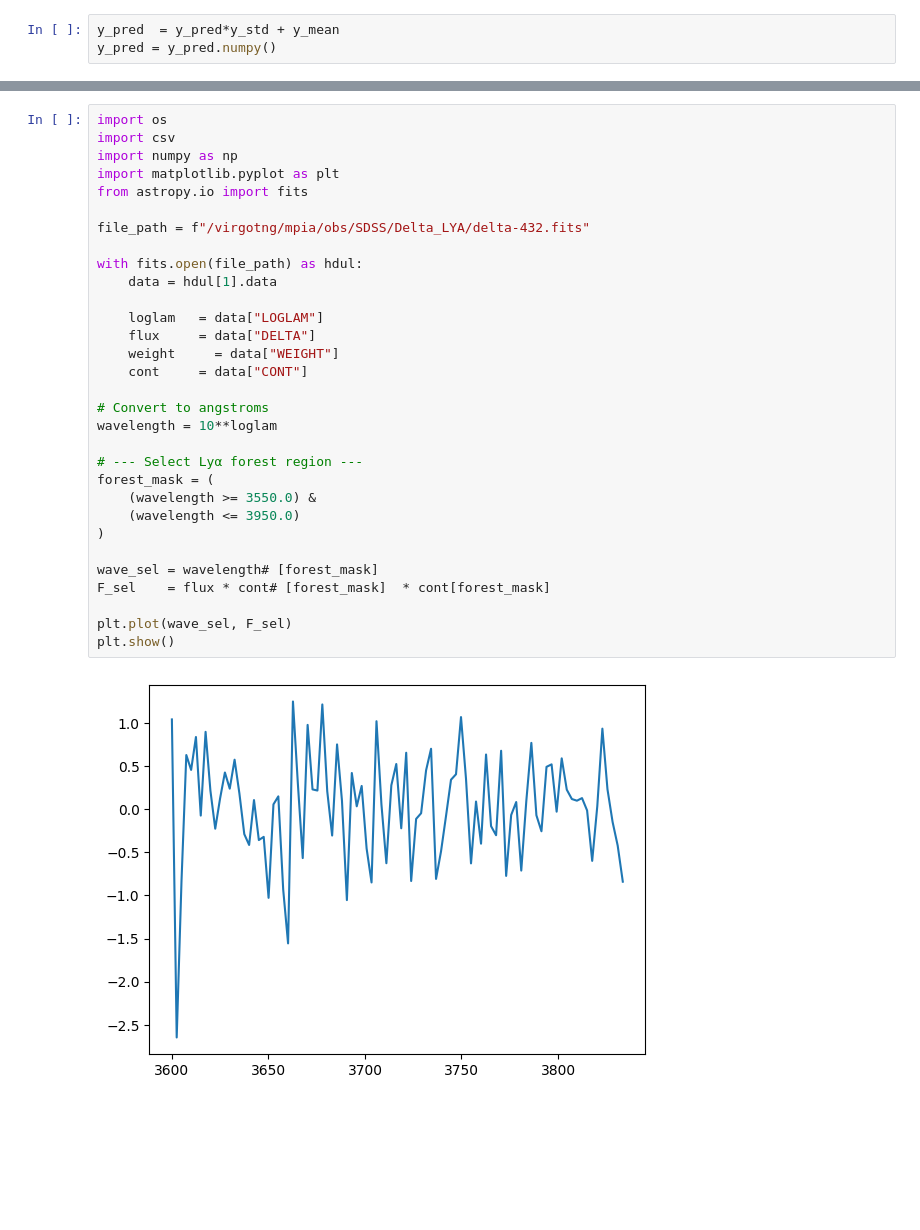
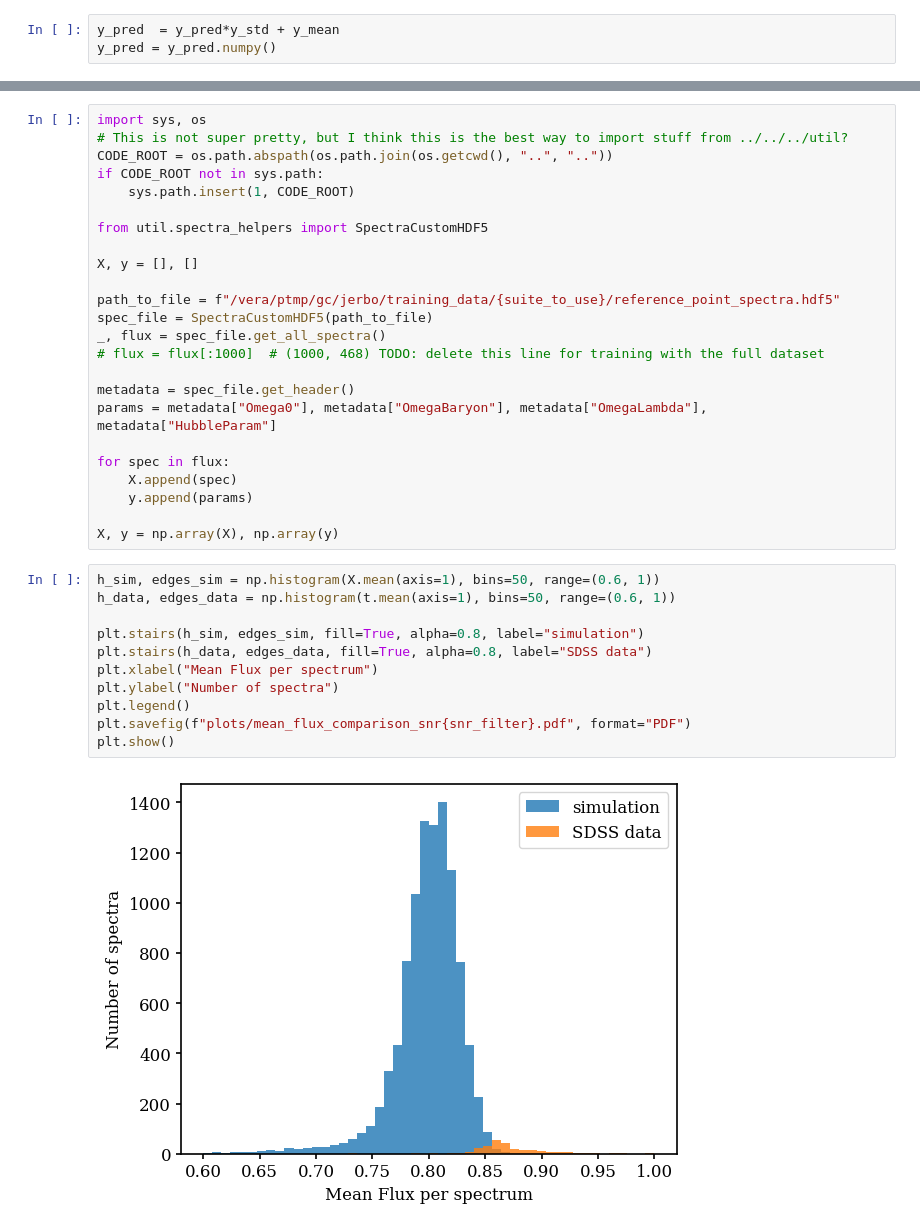
Before and after one commit to j-boucsein/CLIMB-Project, a Jupyter notebook: code/Machine_Learning/Transformer_testing/finished_spectra_plots.ipynb, the cells around one changed output, grey strips where cells are left out. Drawn from its saved outputs; the diff is of its cells as text; blank space fills up the shorter version.

```diff
--- a/code/Machine_Learning/Transformer_testing/finished_spectra_plots.ipynb
+++ b/code/Machine_Learning/Transformer_testing/finished_spectra_plots.ipynb
@@ -470,33 +477,37 @@ plt.show()
-# %%
-import os
-import csv
-import numpy as np
-import matplotlib.pyplot as plt
-from astropy.io import fits
-
-file_path = f"/virgotng/mpia/obs/SDSS/Delta_LYA/delta-432.fits"
-
-with fits.open(file_path) as hdul:
-    data = hdul[1].data
-
-    loglam   = data["LOGLAM"]
-    flux     = data["DELTA"]
-    weight     = data["WEIGHT"]
-    cont     = data["CONT"]
-
-# Convert to angstroms
-wavelength = 10**loglam
-
-# --- Select Lyα forest region ---
-forest_mask = (
-    (wavelength >= 3550.0) &
-    (wavelength <= 3950.0)
-)
-
-wave_sel = wavelength# [forest_mask]
-F_sel    = flux * cont# [forest_mask]  * cont[forest_mask]
-
-plt.plot(wave_sel, F_sel)
-plt.show()
-# %% [output]
-[figure, removed]
+# %%
+import sys, os
+# This is not super pretty, but I think this is the best way to import stuff from ../../../util?
+CODE_ROOT = os.path.abspath(os.path.join(os.getcwd(), "..", ".."))
+if CODE_ROOT not in sys.path:
+    sys.path.insert(1, CODE_ROOT)
+
+from util.spectra_helpers import SpectraCustomHDF5
+
+X, y = [], []
+
+path_to_file = f"/vera/ptmp/gc/jerbo/training_data/{suite_to_use}/reference_point_spectra.hdf5"
+spec_file = SpectraCustomHDF5(path_to_file)
+_, flux = spec_file.get_all_spectra()
+# flux = flux[:1000]  # (1000, 468) TODO: delete this line for training with the full dataset
+
+metadata = spec_file.get_header()
+params = metadata["Omega0"], metadata["OmegaBaryon"], metadata["OmegaLambda"], metadata["HubbleParam"]
+
+for spec in flux:
+    X.append(spec)
+    y.append(params)
+
+X, y = np.array(X), np.array(y)
+# %%
+h_sim, edges_sim = np.histogram(X.mean(axis=1), bins=50, range=(0.6, 1))
+h_data, edges_data = np.histogram(t.mean(axis=1), bins=50, range=(0.6, 1))
+
+plt.stairs(h_sim, edges_sim, fill=True, alpha=0.8, label="simulation")
+plt.stairs(h_data, edges_data, fill=True, alpha=0.8, label="SDSS data")
+plt.xlabel("Mean Flux per spectrum")
+plt.ylabel("Number of spectra")
+plt.legend()
+plt.savefig(f"plots/mean_flux_comparison_snr{snr_filter}.pdf", format="PDF")
+plt.show()
+# %% [output]
+[figure, added]
```
Also changed, not shown: parts of 12 cells of this notebook, 7 other files.
